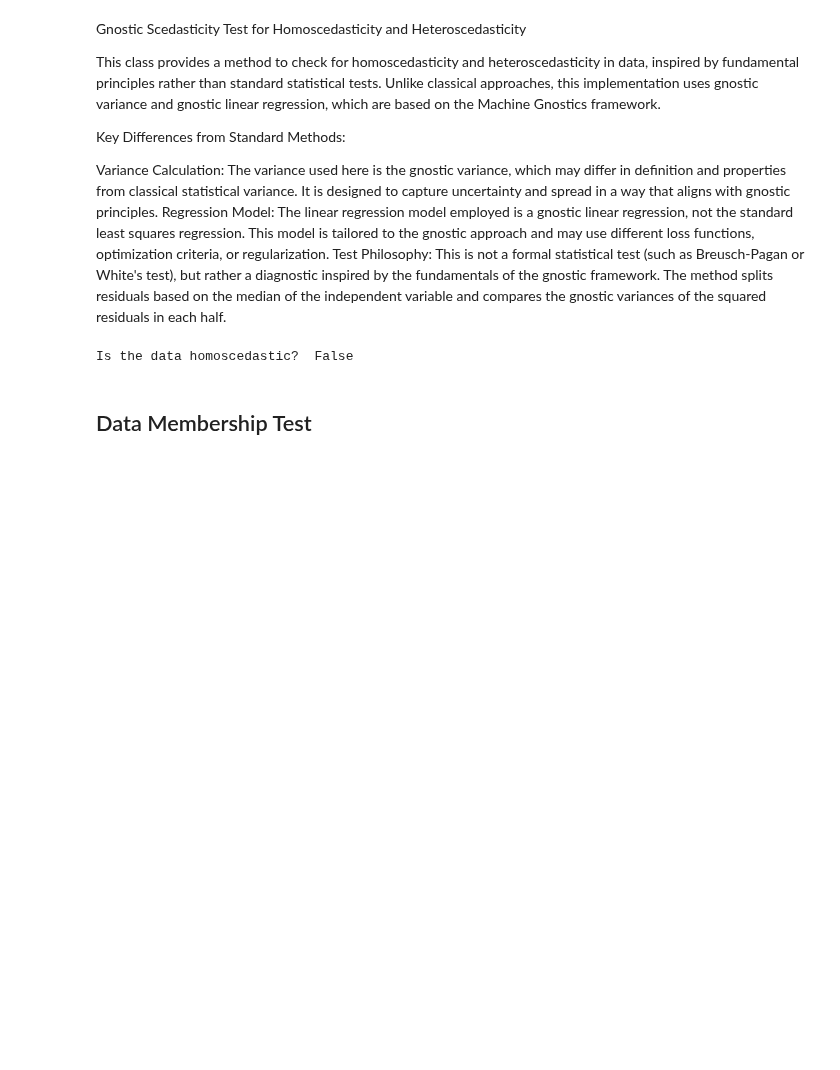
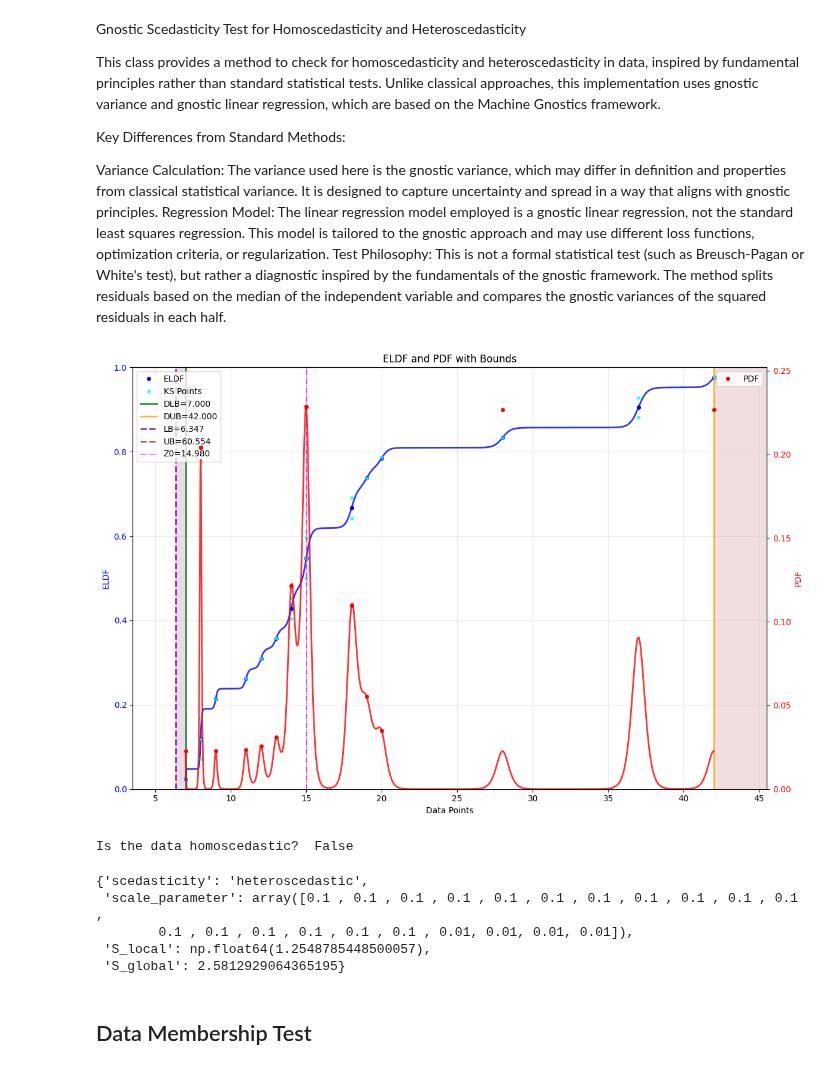
Before and after one commit to MachineGnostics/machinegnostics, a Jupyter notebook: examples/example_0_2_gnostic_tests.ipynb, the cells around one changed output. Drawn from its saved outputs; the diff is of its cells as text; code cells hidden in the pictures; blank space fills up the shorter version.

Commit message:
scedasticity example updated

```diff
--- a/examples/example_0_2_gnostic_tests.ipynb
+++ b/examples/example_0_2_gnostic_tests.ipynb
@@ -83,19 +83,32 @@ Test Philosophy: This is not a formal statistical test (such as Breusch-Pagan or
 # %%
 # import
 from machinegnostics.magcal import DataScedasticity
 
 # Example data
-X = np.array([0., 0.4, 0.8, 1.2, 1.6, 2. ])
-y = np.array([17.89408548, 69.61586934, -7.19890572, 9.37670866, -10.55673099, 16.57855348])
+y = np.array([ 7,  8,  8,  8,  9, 11, 12, 13, 14, 14, 15, 15, 15, 18, 18, 19, 20, 28, 37, 37, 42])
 
-# create a DataScedasticity object
-ds = DataScedasticity(verbose=False)
+# Step 1: get you ELDF object
+from machinegnostics.magcal import ELDF
+
+eldf = ELDF(varS=True, verbose=False)
+eldf.fit(data=y, plot=True)
+
+# Step 2: create a DataScedasticity object
+ds = DataScedasticity(gldf=eldf, verbose=False)
 
 # fit the data
-is_homoscedastic = ds.fit(x=X, y=y)
+is_homoscedastic = ds.fit()
 print("Is the data homoscedastic? ", is_homoscedastic)
+# check results
+ds.results()
 # %% [output]
+[figure, added]
 Is the data homoscedastic?  False
+{'scedasticity': 'heteroscedastic',
+ 'scale_parameter': array([0.1 , 0.1 , 0.1 , 0.1 , 0.1 , 0.1 , 0.1 , 0.1 , 0.1 , 0.1 , 0.1 ,
+        0.1 , 0.1 , 0.1 , 0.1 , 0.1 , 0.1 , 0.01, 0.01, 0.01, 0.01]),
+ 'S_local': np.float64(1.2548785448500057),
+ 'S_global': 2.5812929064365195}
 # %% [markdown]
 ## Data Membership Test
 # %% [markdown]
```
Also changed, not shown: parts of 2 cells of this notebook.
